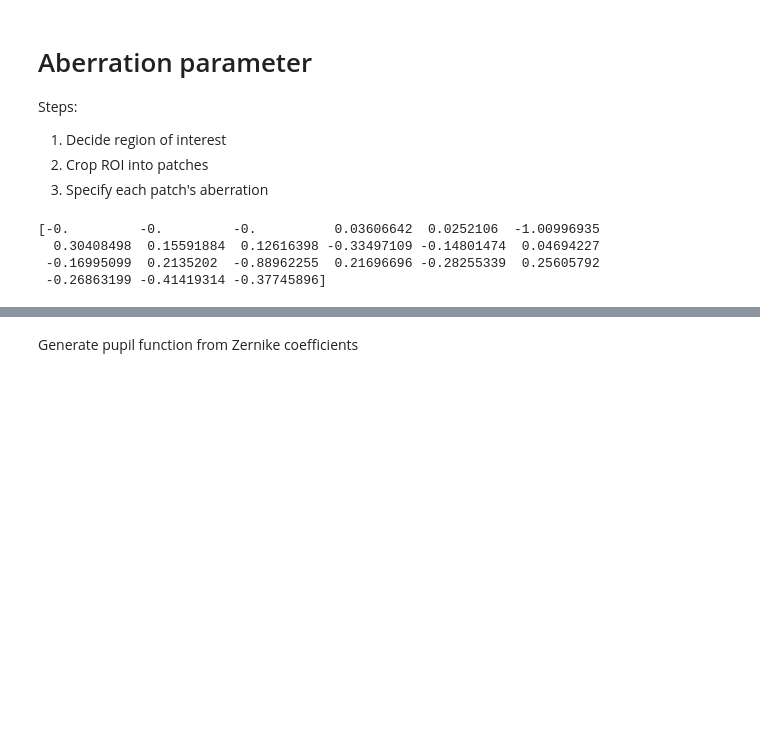
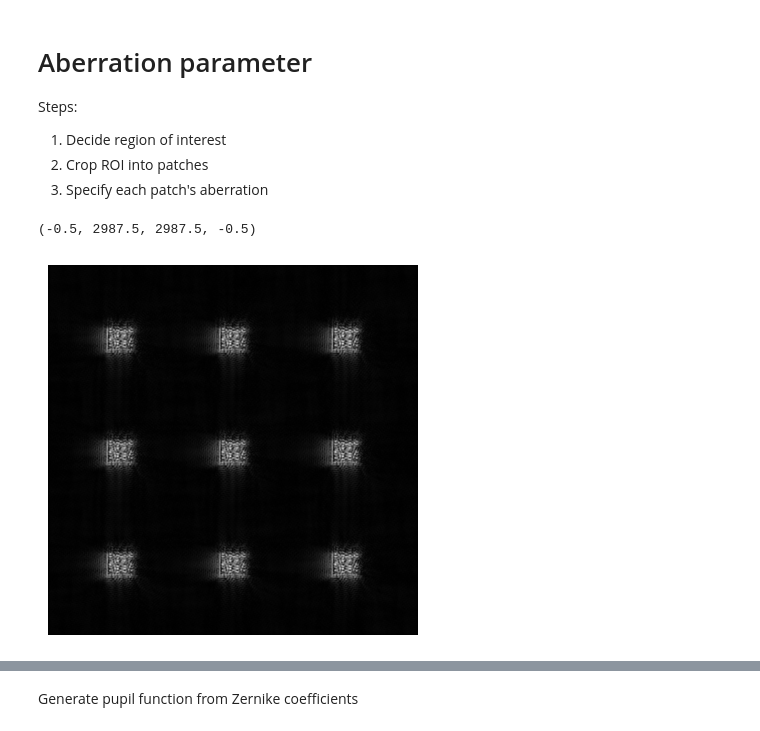
Before and after one commit to ArianaGu/EUV_FPM, a Jupyter notebook: fp_sim.ipynb, the cells around one changed output, grey strips where cells are left out. Drawn from its saved outputs; the diff is of its cells as text; code cells hidden in the pictures; blank space fills up the shorter version.

Commit message:
Add compact .py for sim/recon

```diff
--- a/fp_sim.ipynb
+++ b/fp_sim.ipynb
@@ -62,7 +65,17 @@ aberr_all = aberr_all*scale
-# %%
-print(aberr_all[0,0])
-# %% [output]
-[-0.         -0.         -0.          0.03606642  0.0252106  -1.00996935
-  0.30408498  0.15591884  0.12616398 -0.33497109 -0.14801474  0.04694227
- -0.16995099  0.2135202  -0.88962255  0.21696696 -0.28255339  0.25605792
- -0.26863199 -0.41419314 -0.37745896]
+# %%
+import glob
+import scipy.io as sio
+
+folder = './sim_data/bprp_abe00'
+file_path = glob.glob(f"{folder}/*APIC*.mat")
+m = sio.loadmat(file_path[0])
+apic_recon = m['himMatching']
+pupil_recon = m['CTF_abe']
+zernike_recon = m['zernikeCoeff']
+# %%
+recon = np.abs(apic_recon)
+plt.imshow(recon, cmap='gray')
+plt.axis('off')
+# %% [output]
+(-0.5, 2987.5, 2987.5, -0.5)
+[figure, added]
```
Also changed, not shown: parts of 7 cells of this notebook, 7 other files.
